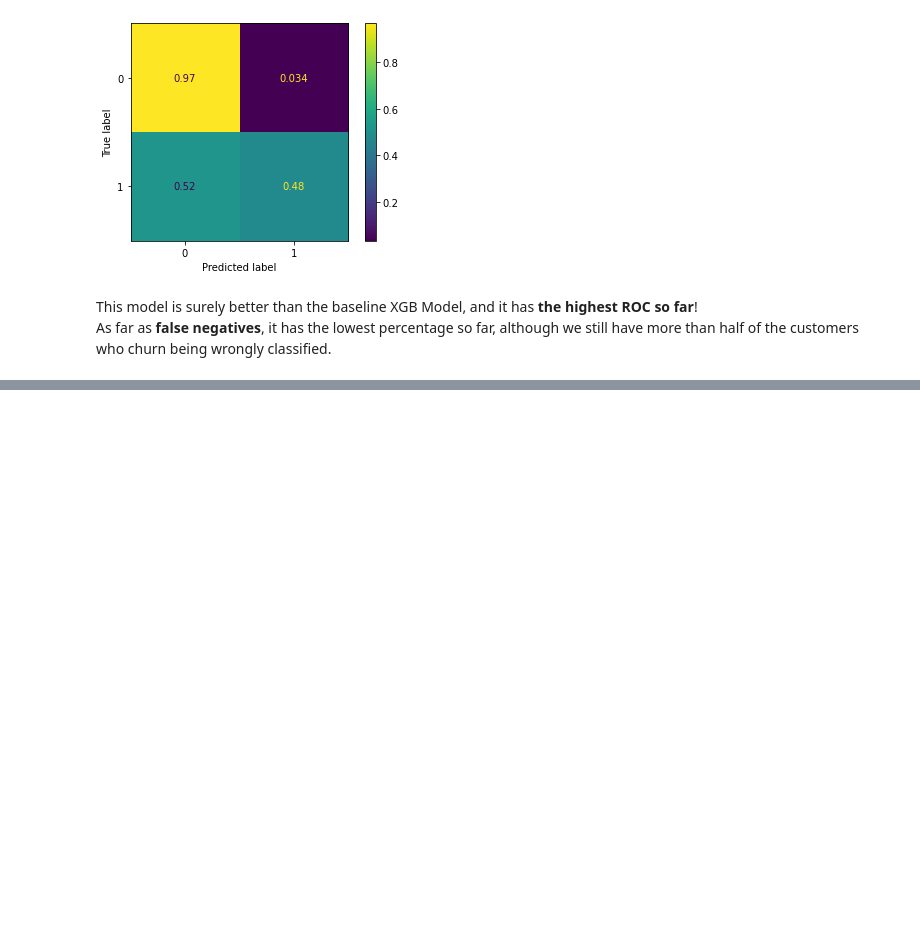
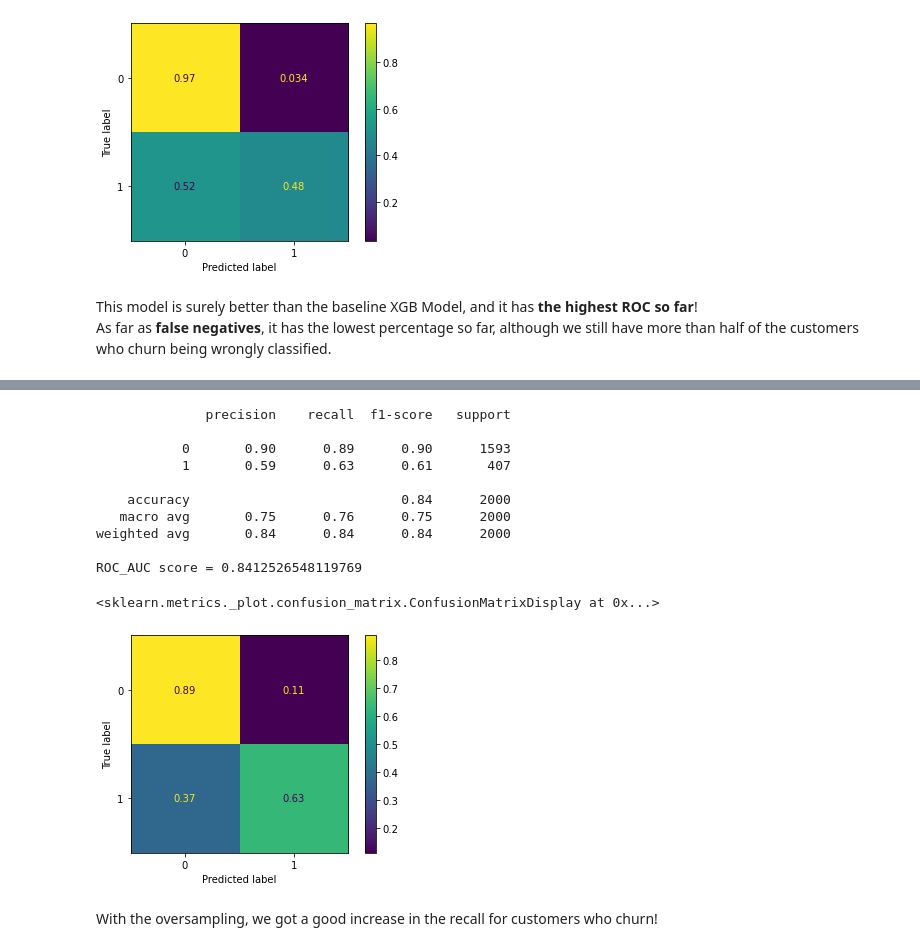
Before and after one commit to gperbone/Bank_Customer_Churn, a Jupyter notebook: bank_churn.ipynb, the cells around one changed output, grey strips where cells are left out. Drawn from its saved outputs; the diff is of its cells as text; code cells hidden in the pictures; blank space fills up the shorter version.

```diff
--- a/bank_churn.ipynb
+++ b/bank_churn.ipynb
@@ -918,0 +893,55 @@ dtype: float32
+# %%
+from imblearn.over_sampling import RandomOverSampler
+
+X = df_bank_churn.drop(columns=['Exited'])
+y = df_bank_churn['Exited']
+
+X_train, X_test, y_train, y_test = train_test_split(X, y, test_size=0.2, random_state=42, stratify=y)
+
+oversample = RandomOverSampler(sampling_strategy='minority', random_state=42)
+X_train, y_train = oversample.fit_resample(X_train, y_train)
+
+pipe_feat_num = Pipeline([
+    ('pre_scaling_std', StandardScaler())
+])
+
+pipe_categorical = Pipeline([
+    ('pre_one_hot', OneHotEncoder(drop='first'))
+])
+
+feat_num = continuous_variables + discrete_variables
+
+pipe_pre_processor = ColumnTransformer([
+    ('tran_num', pipe_feat_num, feat_num),
+    ('tran_cat', pipe_categorical, categorical_variables)
+])
+# %%
+pipe_xgb_ovr = Pipeline([
+    ('pre_process', pipe_pre_processor),
+    ('estimador', XGBClassifier(random_state=42))
+])
+
+pipe_xgb_ovr.fit(X_train, y_train)
+
+y_pred = pipe_xgb_ovr.predict(X_test)
+print(classification_report(y_test, y_pred))
+
+roc = roc_auc_score(y_test, pipe_xgb_ovr.predict_proba(X_test)[:,1])
+print(f'ROC_AUC score = {roc}')
+
+ConfusionMatrixDisplay(confusion_matrix(y_test, y_pred, normalize='true')).plot()
+# %% [output]
+              precision    recall  f1-score   support
+
+           0       0.90      0.89      0.90      1593
+           1       0.59      0.63      0.61       407
+
+    accuracy                           0.84      2000
+   macro avg       0.75      0.76      0.75      2000
+weighted avg       0.84      0.84      0.84      2000
+
+ROC_AUC score = 0.8412526548119769
+<sklearn.metrics._plot.confusion_matrix.ConfusionMatrixDisplay at 0x...>
+[figure, added]
+# %% [markdown]
+With the oversampling, we got a good increase in the recall for customers who churn!
```
Also changed, not shown: parts of 46 cells of this notebook, 1 other file.
